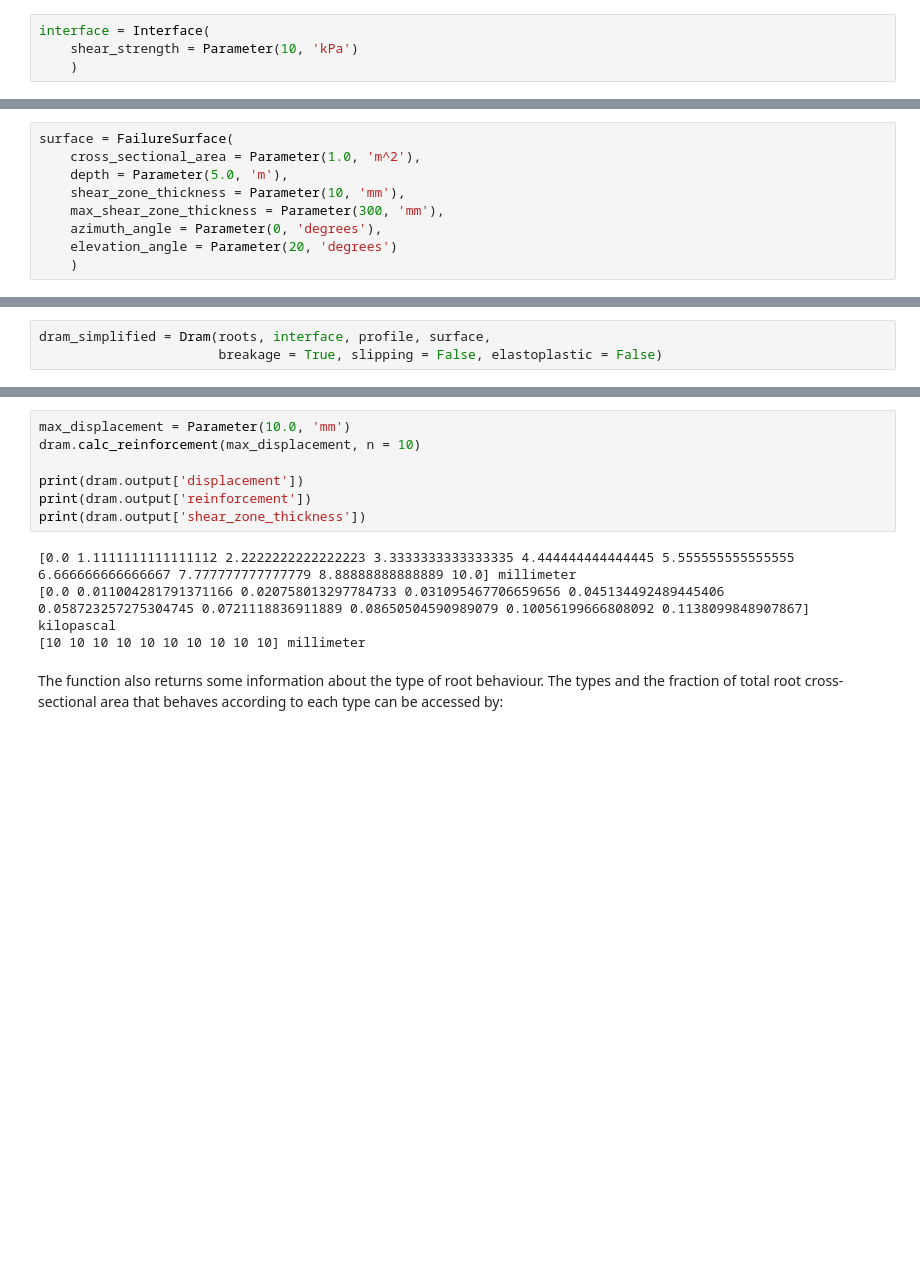
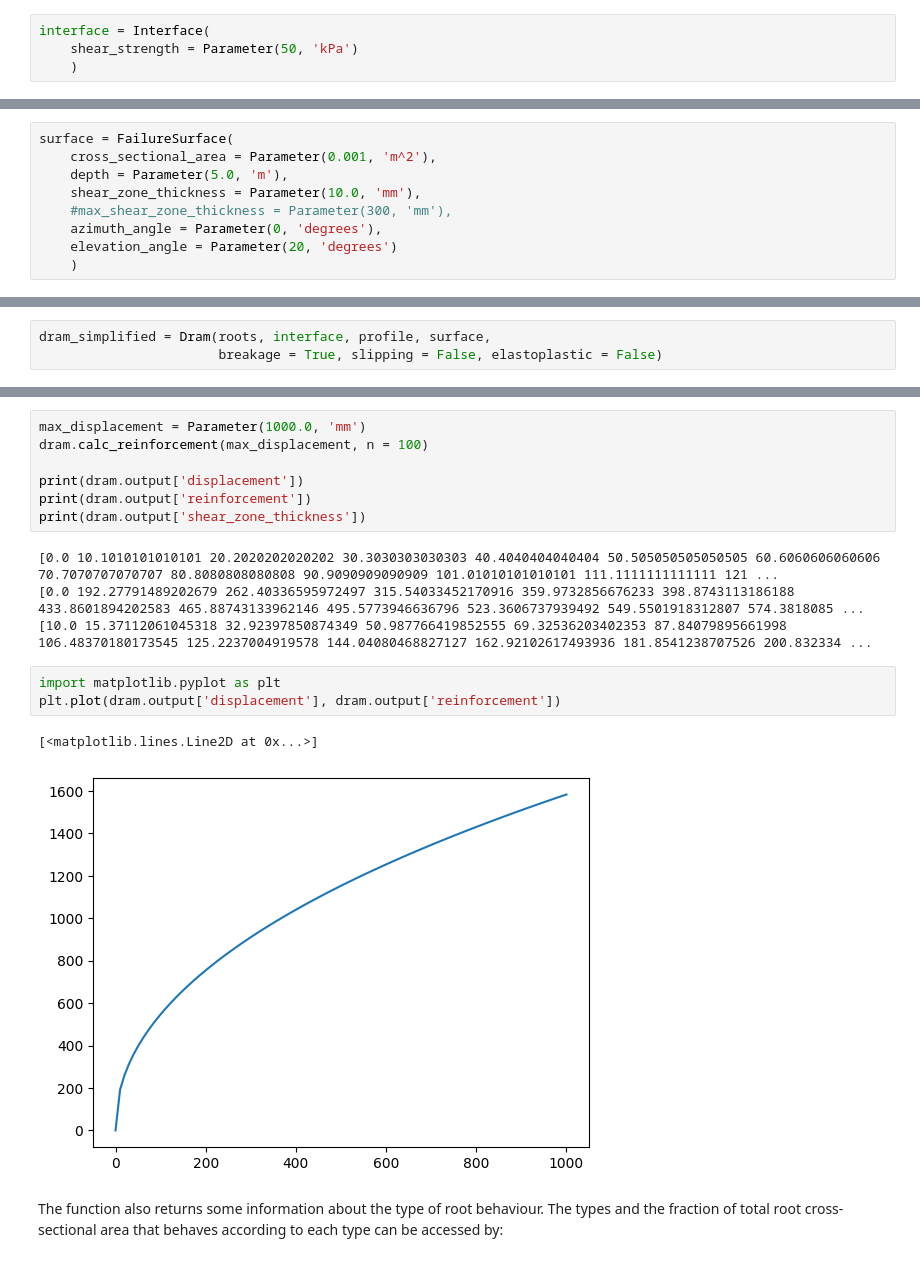
Before and after one commit to rootmemo/pyrootmemo, a Jupyter notebook: tutorials/xx_dram.ipynb, the cells around one changed output, grey strips where cells are left out. Cells and saved outputs as stored; diff of their text form; blank space fills up the shorter version.

```diff
--- a/tutorials/xx_dram.ipynb
+++ b/tutorials/xx_dram.ipynb
@@ -85,7 +85,7 @@ The strength of the interface between soil and roots needs to be defined. This
 is done through an `Interface` object:
 # %%
 interface = Interface(
-    shear_strength = Parameter(10, 'kPa')
+    shear_strength = Parameter(50, 'kPa')
     )
 # %% [markdown]
 ### Failure surface
@@ -115,10 +115,10 @@ is equal to the dip angle. The sliding mass moves in the direction of the
 (largest) dip.
 # %%
 surface = FailureSurface(
-    cross_sectional_area = Parameter(1.0, 'm^2'),
+    cross_sectional_area = Parameter(0.001, 'm^2'),
     depth = Parameter(5.0, 'm'),
-    shear_zone_thickness = Parameter(10, 'mm'),
-    max_shear_zone_thickness = Parameter(300, 'mm'),
+    shear_zone_thickness = Parameter(10.0, 'mm'),
+    #max_shear_zone_thickness = Parameter(300, 'mm'),
     azimuth_angle = Parameter(0, 'degrees'),
     elevation_angle = Parameter(20, 'degrees')
     )
@@ -176,14 +176,20 @@ to the `output` attribute.
 # %%
-max_displacement = Parameter(10.0, 'mm')
-dram.calc_reinforcement(max_displacement, n = 10)
+max_displacement = Parameter(1000.0, 'mm')
+dram.calc_reinforcement(max_displacement, n = 100)
 
 print(dram.output['displacement'])
 print(dram.output['reinforcement'])
 print(dram.output['shear_zone_thickness'])
 # %% [output]
-[0.0 1.1111111111111112 2.2222222222222223 3.3333333333333335 4.444444444444445 5.555555555555555 6.666666666666667 7.777777777777779 8.88888888888889 10.0] millimeter
-[0.0 0.011004281791371166 0.020758013297784733 0.031095467706659656 0.045134492489445406 0.058723257275304745 0.0721118836911889 0.08650504590989079 0.10056199666808092 0.1138099848907867] kilopascal
-[10 10 10 10 10 10 10 10 10 10] millimeter
+[0.0 10.1010101010101 20.2020202020202 30.3030303030303 40.4040404040404 50.505050505050505 60.6060606060606 70.7070707070707 80.8080808080808 90.9090909090909 101.01010101010101 111.1111111111111 121 ...
+[0.0 192.27791489202679 262.40336595972497 315.54033452170916 359.9732856676233 398.8743113186188 433.8601894202583 465.88743133962146 495.5773946636796 523.3606737939492 549.5501918312807 574.3818085 ...
+[10.0 15.37112061045318 32.92397850874349 50.987766419852555 69.32536203402353 87.84079895661998 106.48370180173545 125.2237004919578 144.04080468827127 162.92102617493936 181.8541238707526 200.832334 ...
+# %%
+import matplotlib.pyplot as plt
+plt.plot(dram.output['displacement'], dram.output['reinforcement'])
+# %% [output]
+[<matplotlib.lines.Line2D at 0x...>]
+[figure, added]
 # %% [markdown]
 The function also returns some information about the type of root behaviour.
 The types and the fraction of total root cross-sectional area that behaves
```
Also changed, not shown: parts of 7 cells of this notebook, 8 other files.
